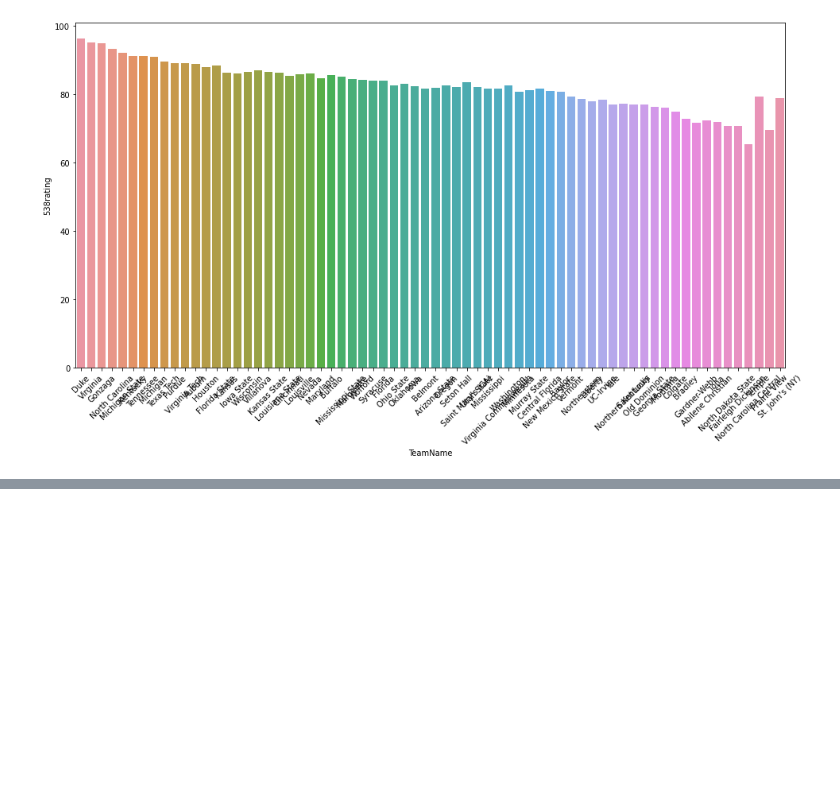
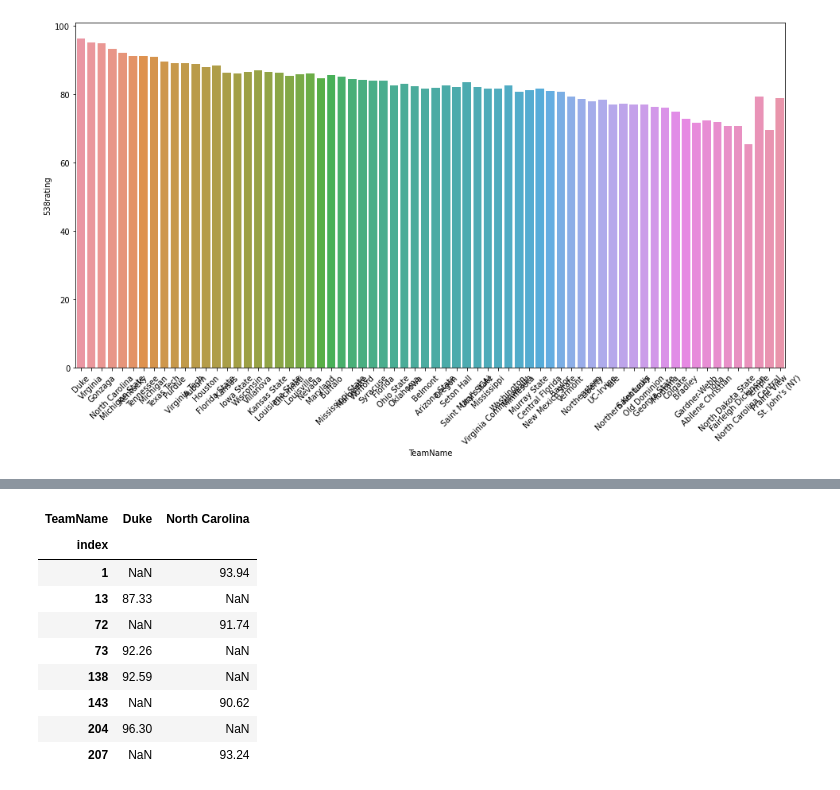
Before and after one commit to PaulApivat/kaggle, a Jupyter notebook: courses/data_visualization/data_viz_final_project.ipynb, the cells around one changed output, grey strips where cells are left out. Drawn from its saved outputs; the diff is of its cells as text; code cells hidden in the pictures; blank space fills up the shorter version.

```diff
--- a/courses/data_visualization/data_viz_final_project.ipynb
+++ b/courses/data_visualization/data_viz_final_project.ipynb
@@ -125,0 +159,19 @@ chart.set_xticklabels(chart.get_xticklabels(), rotation=45)
+# %%
+subset_ncaa.index.name = 'index'
+subset_ncaa
+
+# continue from above, pivot long-to-wide
+new_subset_ncaa = subset_ncaa[['TeamName', '538rating']].pivot(columns='TeamName', values='538rating')
+
+new_subset_ncaa
+# %% [output]
+| TeamName | Duke | North Carolina |
+| index |  |  |
+| 1 | NaN | 93.94 |
+| 13 | 87.33 | NaN |
+| 72 | NaN | 91.74 |
+| 73 | 92.26 | NaN |
+| 138 | 92.59 | NaN |
+| 143 | NaN | 90.62 |
+| 204 | 96.30 | NaN |
+| 207 | NaN | 93.24 |
```
Also changed, not shown: parts of 4 cells of this notebook.
